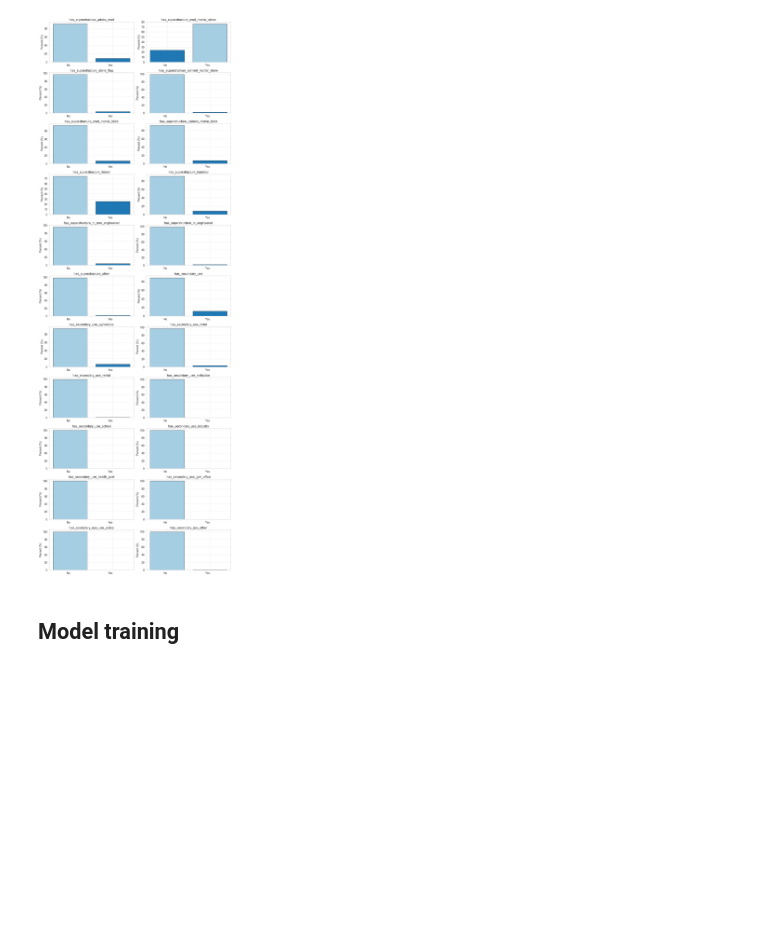
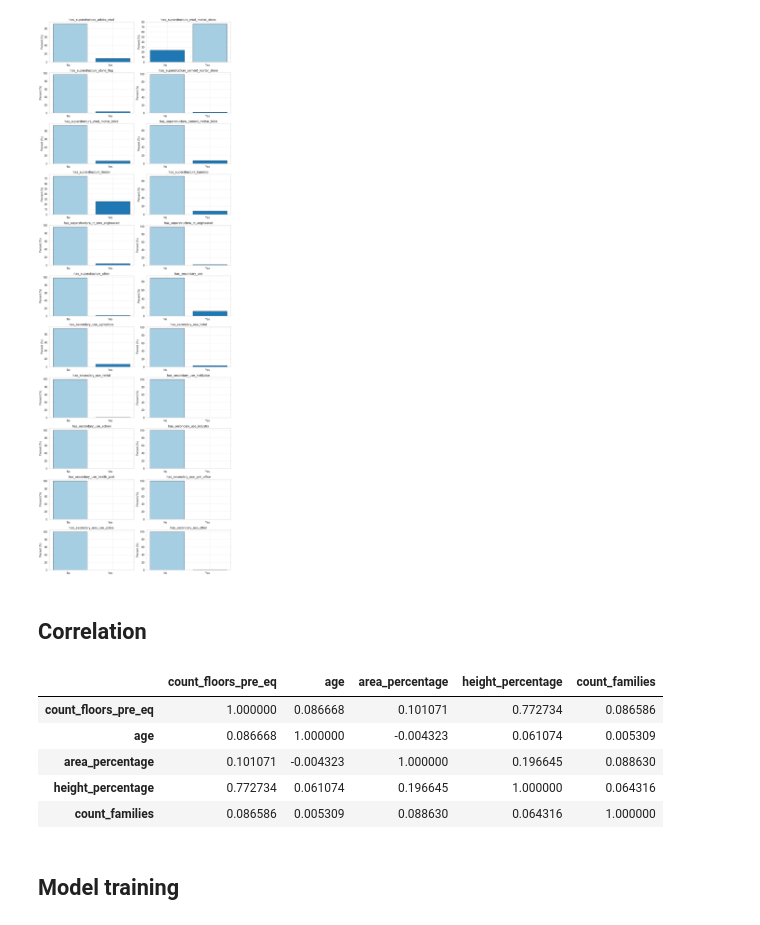
Before and after one commit to capac/scikit-learn-exercises, a Jupyter notebook: modeling-earthquake-damage.ipynb, the cells around one changed output. Drawn from its saved outputs; the diff is of its cells as text; code cells hidden in the pictures; blank space fills up the shorter version.

Commit message:
Added correlation table for non-ID integer values

```diff
--- a/modeling-earthquake-damage.ipynb
+++ b/modeling-earthquake-damage.ipynb
@@ -242,6 +243,17 @@ for ax, col in zip(axes, list_tuple_binary_cat_attrib):
 plt.tight_layout()
 # %% [output]
 [figure]
+# %% [markdown]
+## Correlation
+# %%
+train_values_df[num_attrib[4:9]].corr()
+# %% [output]
+|  | count_floors_pre_eq | age | area_percentage | height_percentage | count_families |
+| count_floors_pre_eq | 1.000000 | 0.086668 | 0.101071 | 0.772734 | 0.086586 |
+| age | 0.086668 | 1.000000 | -0.004323 | 0.061074 | 0.005309 |
+| area_percentage | 0.101071 | -0.004323 | 1.000000 | 0.196645 | 0.088630 |
+| height_percentage | 0.772734 | 0.061074 | 0.196645 | 1.000000 | 0.064316 |
+| count_families | 0.086586 | 0.005309 | 0.088630 | 0.064316 | 1.000000 |
 # %% [markdown]
 ## Model training
 # %%
```
Also changed, not shown: parts of 1 cell of this notebook.
